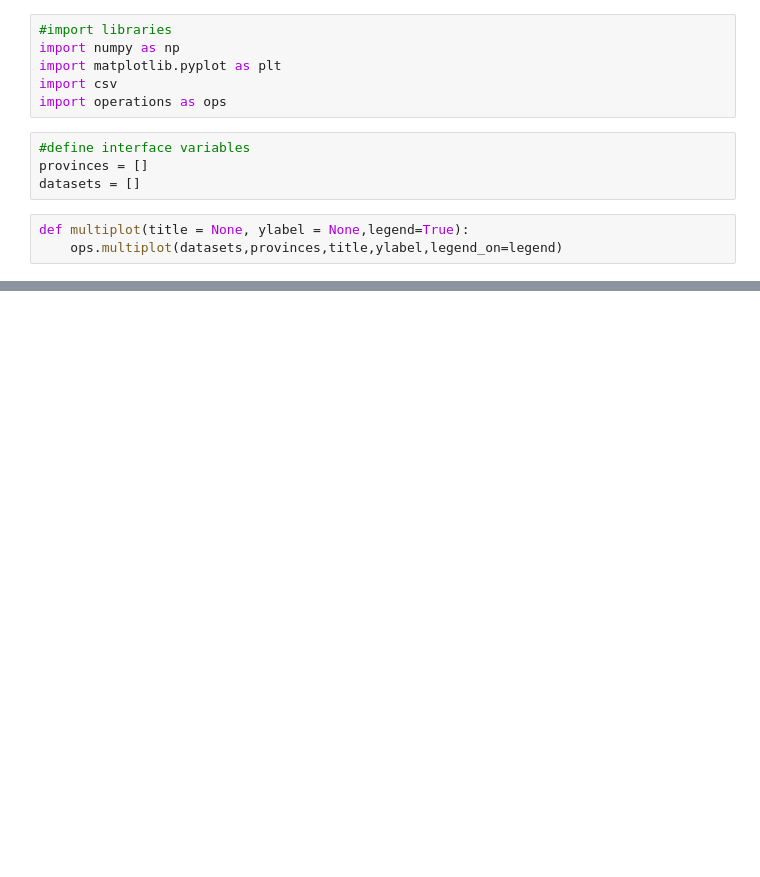
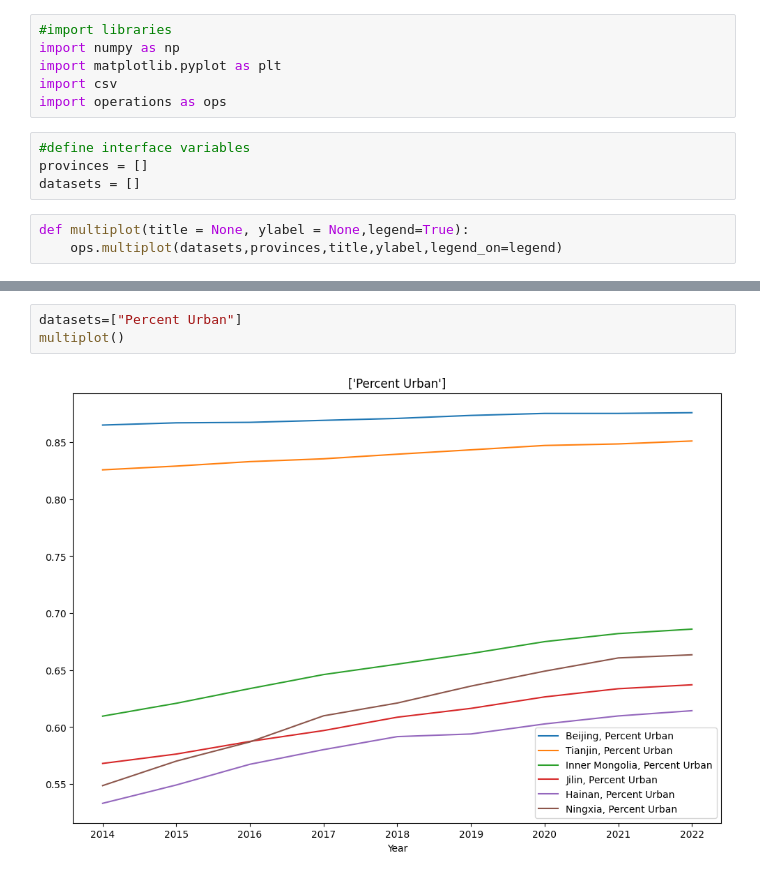
Before and after one commit to kabuto44/Gaokao-Data-Analysis, a Jupyter notebook: Plots.ipynb, the cells around one changed output, grey strips where cells are left out. Drawn from its saved outputs; the diff is of its cells as text; blank space fills up the shorter version.

```diff
--- a/Plots.ipynb
+++ b/Plots.ipynb
@@ -20,0 +20,5 @@ multiplot(ylabel = "10,000 people")
+# %%
+datasets=["Percent Urban"]
+multiplot()
+# %% [output]
+[figure, added]
```
Also changed, not shown: parts of 6 cells of this notebook, 10 other files.
